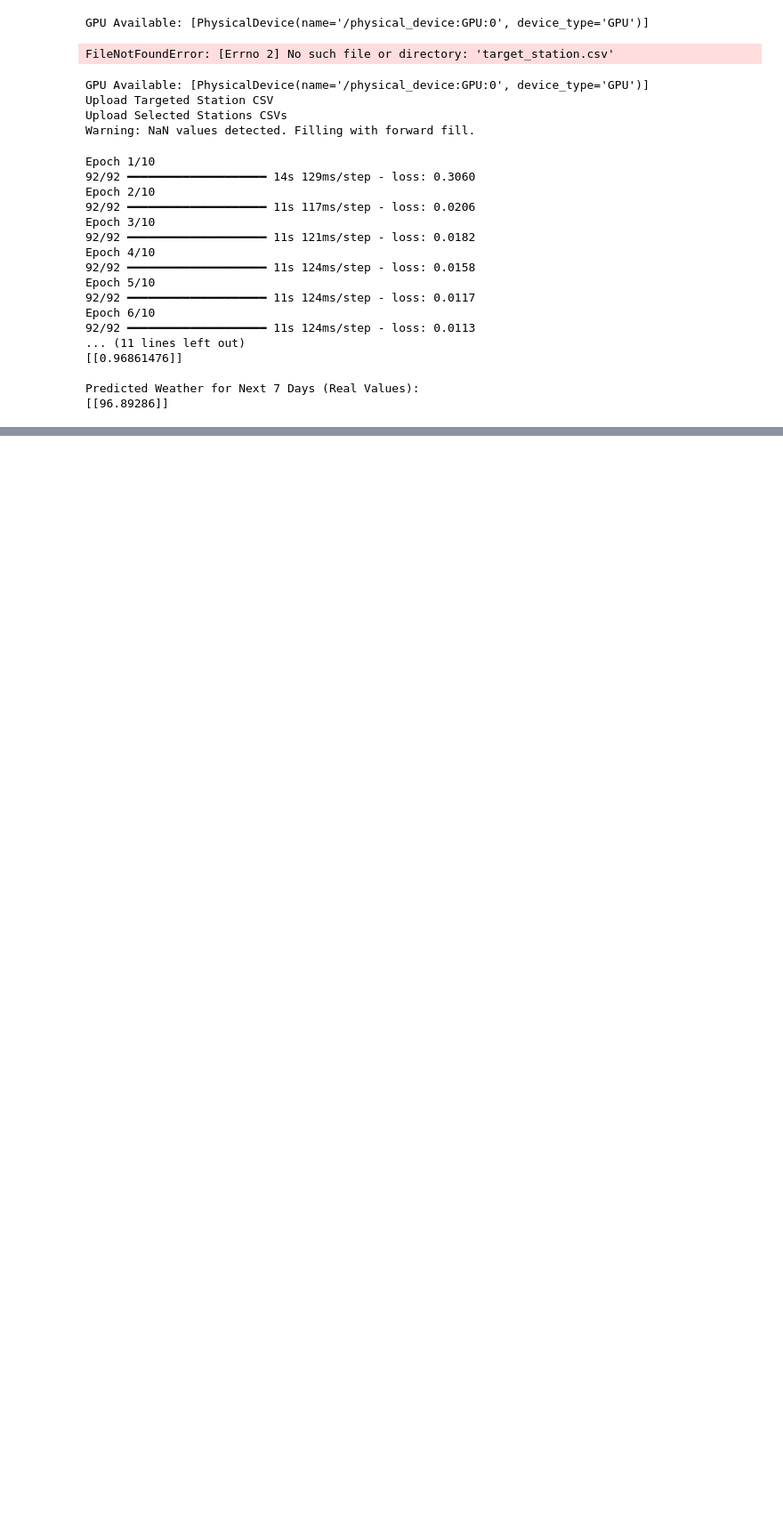
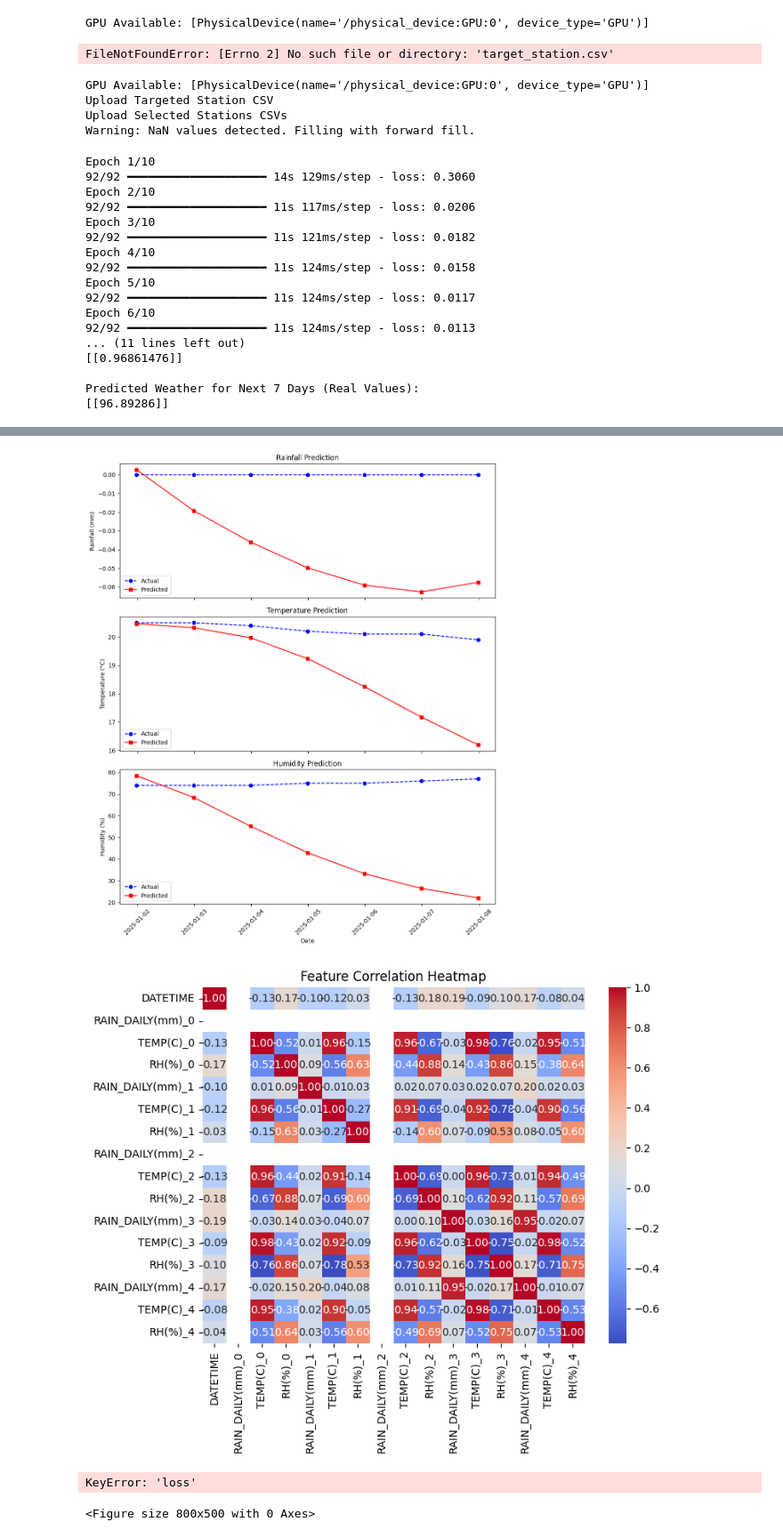
Before and after one commit to rohit00-07/IMD-Project, a Jupyter notebook: Notebook.ipynb, the cells around one changed output, grey strips where cells are left out. Shown at 89% size. Cells and saved outputs as stored; diff of their text form; code cells hidden in the pictures; blank space fills up the shorter version.

```diff
--- a/Notebook.ipynb
+++ b/Notebook.ipynb
@@ -871,0 +1317,79 @@ Predicted Weather for Next 7 Days (Real Values):
+# %%
+import matplotlib.pyplot as plt
+import seaborn as sns
+import numpy as np
+import pandas as pd
+
+# Create a date range for the next 7 days
+predicted_dates = pd.date_range(start=df['DATETIME'].iloc[-1], periods=8, freq='D')[1:]
+
+# Extract actual data for comparison (last 7 days before prediction)
+actual_values = df[["RAIN_DAILY(mm)_0", "TEMP(C)_0", "RH(%)_0"]].values[-7:]
+
+# Convert predicted values to a DataFrame for easy plotting
+predicted_df = pd.DataFrame(real_predictions, columns=["RAIN_DAILY(mm)_0", "TEMP(C)_0", "RH(%)_0"], index=predicted_dates)
+
+# Convert actual values to a DataFrame for easy plotting
+actual_df = pd.DataFrame(actual_values, columns=["RAIN_DAILY(mm)_0", "TEMP(C)_0", "RH(%)_0"], index=predicted_dates)
+
+### 1️⃣ Plot Actual vs Predicted for Rainfall, Temperature, and Humidity ###
+fig, axes = plt.subplots(3, 1, figsize=(10, 12), sharex=True)
+
+# Rainfall Plot
+axes[0].plot(actual_df.index, actual_df["RAIN_DAILY(mm)_0"], marker='o', label="Actual", color='blue', linestyle='dashed')
+axes[0].plot(predicted_df.index, predicted_df["RAIN_DAILY(mm)_0"], marker='s', label="Predicted", color='red')
+axes[0].set_title("Rainfall Prediction")
+axes[0].set_ylabel("Rainfall (mm)")
+axes[0].legend()
+
+# Temperature Plot
+axes[1].plot(actual_df.index, actual_df["TEMP(C)_0"], marker='o', label="Actual", color='blue', linestyle='dashed')
+axes[1].plot(predicted_df.index, predicted_df["TEMP(C)_0"], marker='s', label="Predicted", color='red')
+axes[1].set_title("Temperature Prediction")
+axes[1].set_ylabel("Temperature (°C)")
+axes[1].legend()
+
+# Humidity Plot
+axes[2].plot(actual_df.index, actual_df["RH(%)_0"], marker='o', label="Actual", color='blue', linestyle='dashed')
+axes[2].plot(predicted_df.index, predicted_df["RH(%)_0"], marker='s', label="Predicted", color='red')
+axes[2].set_title("Humidity Prediction")
+axes[2].set_ylabel("Humidity (%)")
+axes[2].legend()
+
+plt.xlabel("Date")
+plt.xticks(rotation=45)
+plt.tight_layout()
+plt.show()
+
+### 2️⃣ Feature Correlation Heatmap ###
+plt.figure(figsize=(8, 6))
+sns.heatmap(df.corr(), annot=True, cmap="coolwarm", fmt=".2f")
+plt.title("Feature Correlation Heatmap")
+plt.show()
+
+### 3️⃣ Model Training Loss Plot ###
+plt.figure(figsize=(8, 5))
+plt.plot(model.history.history['loss'], label='Training Loss', color='purple')
+plt.xlabel("Epochs")
+plt.ylabel("Loss")
+plt.title("Training Loss Over Epochs")
+plt.legend()
+plt.grid(True)
+plt.show()
+
+### 4️⃣ Predicted Trends Over 7 Days ###
+plt.figure(figsize=(10, 5))
+for col in predicted_df.columns:
+    plt.plot(predicted_df.index, predicted_df[col], marker='o', linestyle='-', label=col)
+plt.xlabel("Date")
+plt.ylabel("Predicted Values")
+plt.title("Weather Parameter Predictions for Next 7 Days")
+plt.legend()
+plt.grid(True)
+plt.xticks(rotation=45)
+plt.show()
+# %% [output]
+[figure, added]
+[figure, added]
+KeyError: 'loss'
+<Figure size 800x500 with 0 Axes>
```
Also changed, not shown: parts of 6 cells of this notebook, 31 other files.
